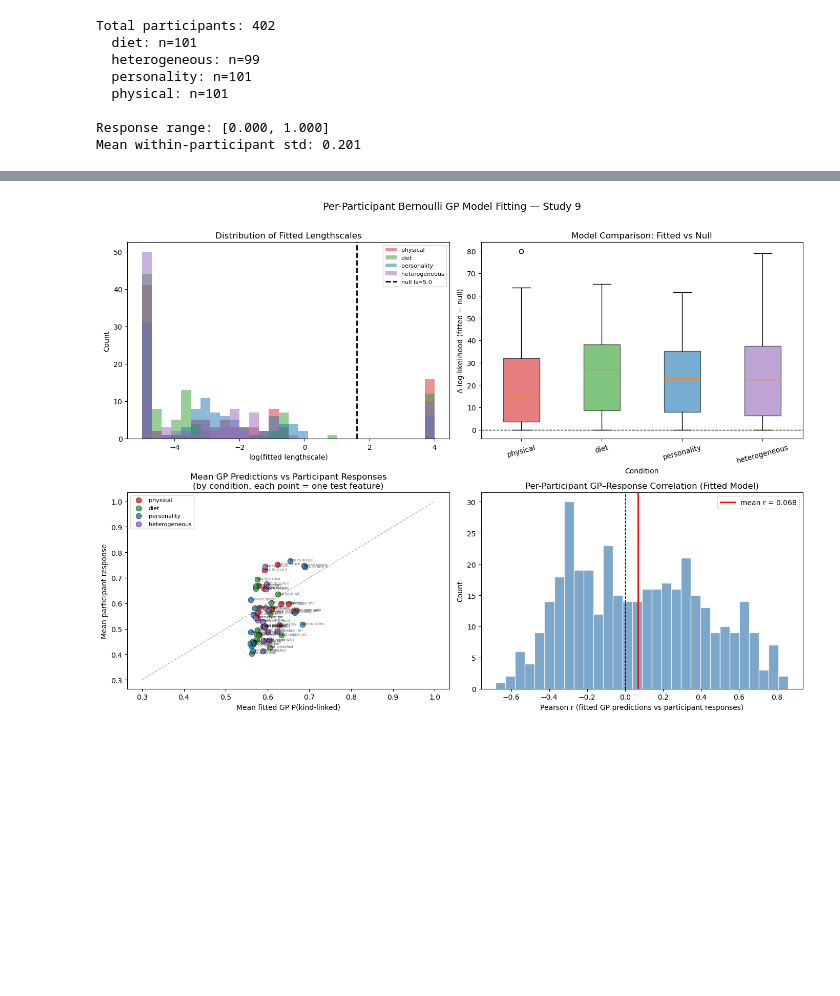
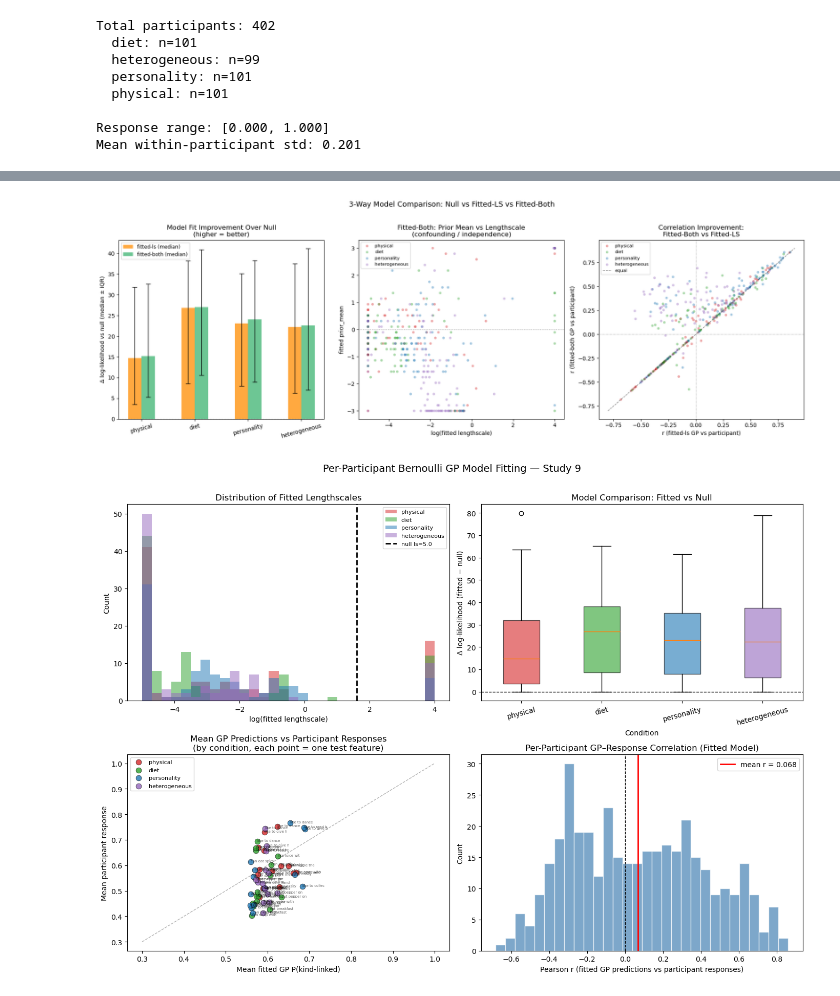
Before and after one commit to mariannazhang/compgenerics, a Jupyter notebook: model/gp/model-gp-study9.ipynb, the cells around one changed output, grey strips where cells are left out. Saved outputs shown, nothing was run; the diff lists cells and outputs as text; code cells hidden in the pictures; blank space fills up the shorter version.

```diff
--- a/model/gp/model-gp-study9.ipynb
+++ b/model/gp/model-gp-study9.ipynb
@@ -810,3 +886,80 @@ summary_df
+# %%
+# ── 3-way model comparison visualization ──────────────────────────────────
+# Panel 1: Δ log-likelihood vs null for all 3 models (boxplot by condition)
+# Panel 2: fitted_both_pm vs fitted_both_ls scatter — shows parameter interaction
+# Panel 3: r_both vs r_fitted scatter — does adding prior_mean improve correlation?
+
+cond_colors = {'physical': 'tab:red', 'diet': 'tab:green',
+               'personality': 'tab:blue', 'heterogeneous': 'tab:purple'}
+cond_order  = ['physical', 'diet', 'personality', 'heterogeneous']
+
+fig, axes = plt.subplots(1, 3, figsize=(18, 6))
+
+# ── Panel 1: Δ log-likelihood vs null, all 3 models ───────────────────────
+ax = axes[0]
+n_cond = len(cond_order)
+x_base = np.arange(n_cond)
+width  = 0.25
+
+for k, (key, label, color) in enumerate([
+    ('delta_ll',      'fitted-ls',   'darkorange'),
+    ('delta_ll_both', 'fitted-both', 'mediumseagreen'),
+]):
+    medians = [np.median([r[key] for r in results if r['condition'] == c]) for c in cond_order]
+    q25     = [np.percentile([r[key] for r in results if r['condition'] == c], 25) for c in cond_order]
+    q75     = [np.percentile([r[key] for r in results if r['condition'] == c], 75) for c in cond_order]
+    x = x_base + (k - 0.5) * width
+    ax.bar(x, medians, width, label=f'{label} (median)', color=color, alpha=0.75)
+    ax.errorbar(x, medians,
+                yerr=[np.array(medians) - np.array(q25),
+                      np.array(q75)     - np.array(medians)],
+                fmt='none', color='black', capsize=4, linewidth=1)
+
+ax.axhline(0, color='black', linestyle='--', linewidth=1)
+ax.set_xticks(x_base)
+ax.set_xticklabels(cond_order, rotation=15)
+ax.set_ylabel('Δ log-likelihood vs null (median ± IQR)')
+ax.set_title('Model Fit Improvement Over Null\n(higher = better)')
+ax.legend(fontsize=9)
+
+# ── Panel 2: fitted_both_pm vs fitted_both_ls ─────────────────────────────
+ax = axes[1]
+for cond in cond_order:
+    cr = [r for r in results if r['condition'] == cond]
+    ls_vals = [r['fitted_both_ls'] for r in cr]
+    pm_vals = [r['fitted_both_pm'] for r in cr]
+    ax.scatter(np.log(ls_vals), pm_vals, label=cond, color=cond_colors[cond],
+               alpha=0.4, s=20, edgecolors='none')
+ax.axhline(0, color='gray', linestyle=':', linewidth=1)
+ax.set_xlabel('log(fitted lengthscale)')
+ax.set_ylabel('fitted prior_mean')
+ax.set_title('Fitted-Both: Prior Mean vs Lengthscale\n(confounding / independence)')
+ax.legend(fontsize=8)
+
+# ── Panel 3: r_both vs r_fitted ───────────────────────────────────────────
+ax = axes[2]
+for cond in cond_order:
+    cr = [r for r in results if r['condition'] == cond
+          and not np.isnan(r['r_fitted']) and not np.isnan(r['r_both'])]
+    r_fit  = [r['r_fitted'] for r in cr]
+    r_both = [r['r_both']   for r in cr]
+    ax.scatter(r_fit, r_both, label=cond, color=cond_colors[cond],
+               alpha=0.4, s=20, edgecolors='none')
+
+lim = [-0.8, 0.9]
+ax.plot(lim, lim, 'k--', linewidth=1, alpha=0.5, label='equal')
+ax.axhline(0, color='gray', linestyle=':', linewidth=0.8)
+ax.axvline(0, color='gray', linestyle=':', linewidth=0.8)
+ax.set_xlabel('r (fitted-ls GP vs participant)')
+ax.set_ylabel('r (fitted-both GP vs participant)')
+ax.set_title('Correlation Improvement:\nFitted-Both vs Fitted-LS')
+ax.legend(fontsize=8)
+
+plt.suptitle('3-Way Model Comparison: Null vs Fitted-LS vs Fitted-Both', fontsize=13, y=1.02)
+plt.tight_layout()
+plt.show()
+# %% [output]
+[figure, added]
 # %%
 # ── 4-panel results visualization ─────────────────────────────────────────
 cond_colors = {
```
Also changed, not shown: parts of 7 cells of this notebook.
